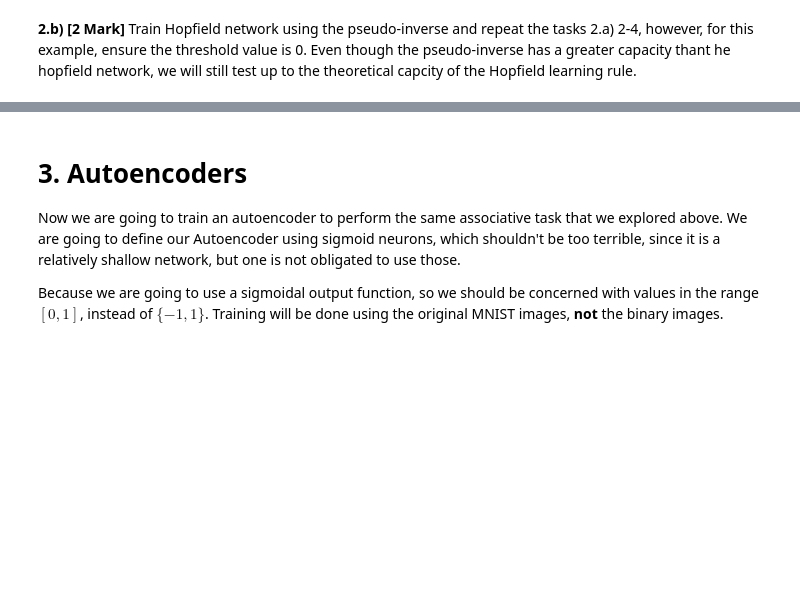
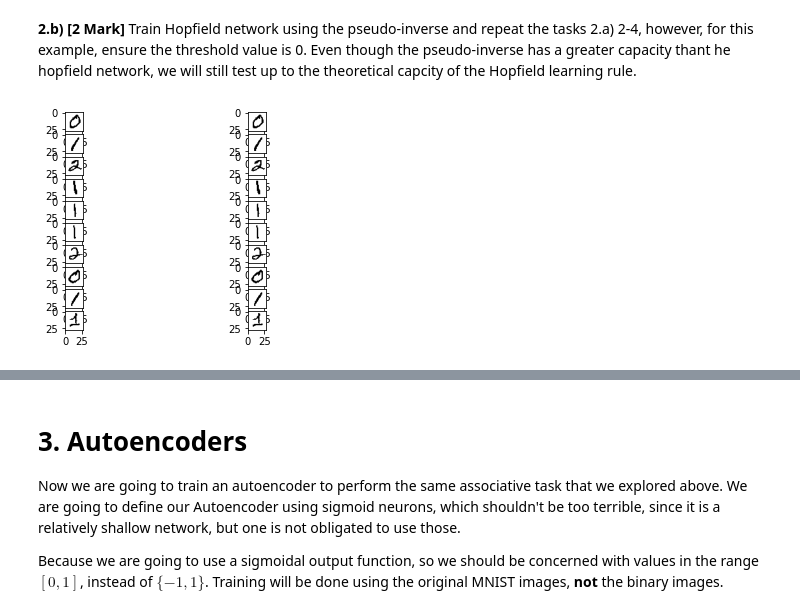
Before and after one commit to borealis31/SYDE552, a Jupyter notebook: Assignment 3/syde552-assignment3.ipynb, the cells around one changed output, grey strips where cells are left out. Saved outputs shown, nothing was run; the diff lists cells and outputs as text; code cells hidden in the pictures; blank space fills up the shorter version.

```diff
--- a/Assignment 3/syde552-assignment3.ipynb
+++ b/Assignment 3/syde552-assignment3.ipynb
@@ -245,6 +303,8 @@ plt.plot(prob_flip, mses)
 # %% [markdown]
 **2.b) [2 Mark]** Train Hopfield network using the pseudo-inverse and repeat the tasks 2.a) 2-4, however, for this example, ensure the threshold value is 0.  Even though the pseudo-inverse has a greater capacity thant he hopfield network, we will still test up to the theoretical capcity of the Hopfield learning rule.
 # %%
+torch.manual_seed(12345)
+
 def pseudo_inv(X, lamb=0.01):
     '''
     pseudo_inv - Implements the pseudoinverse from the previous assignment.
@@ -262,30 +322,40 @@ def pseudo_inv(X, lamb=0.01):
     Returns:
     --------
 
     The pseudoinverse of X
     '''
     return torch.inverse(X.T@X + lamb * torch.eye(X.shape[1]).float()) @ X.T
 
 def pseudoinverse_hopfield_matrix(training_patterns, lamb = 0.01):
     '''
     pseudoinverse_hopfield_matrix - Uses the regularized pseudoinverse to construct a weight matrix for
         a non-modern Hopfield network.
 
     Parameters:
     -----------
 
     training_patterns : torch.Tensor
 
         The (num_patterns, num_features) Tensor containing the training data.
 
     lamb : float
 
         The regularization term for the pseudo-inverse.
 
     Returns:
     --------
 
         The weight matrix compatible with the evaluate_hopfield_network function
     '''
     W = pseudo_inv(training_patterns, lamb=lamb) @ training_patterns
     return W / training_patterns.shape[0]
+
+W = pseudoinverse_hopfield_matrix(binary_img_tensor[:10,:])
+for i in range(10):
+    # reconstruct training image, i.
+    plt.subplot(10,2,1+2*i)
+    plt.imshow(pattern_sample[i].reshape((28,28)), cmap='gray_r')
+    plt.subplot(10,2,1+2*i+1)
+    plt.imshow((torch.sign(pattern_sample[i] @ W)).reshape((28,28)), vmin=-1, vmax=1, cmap='gray_r')
+# %% [output]
+[figure, added]
```
Also changed, not shown: parts of 27 cells of this notebook, 7 other files.
